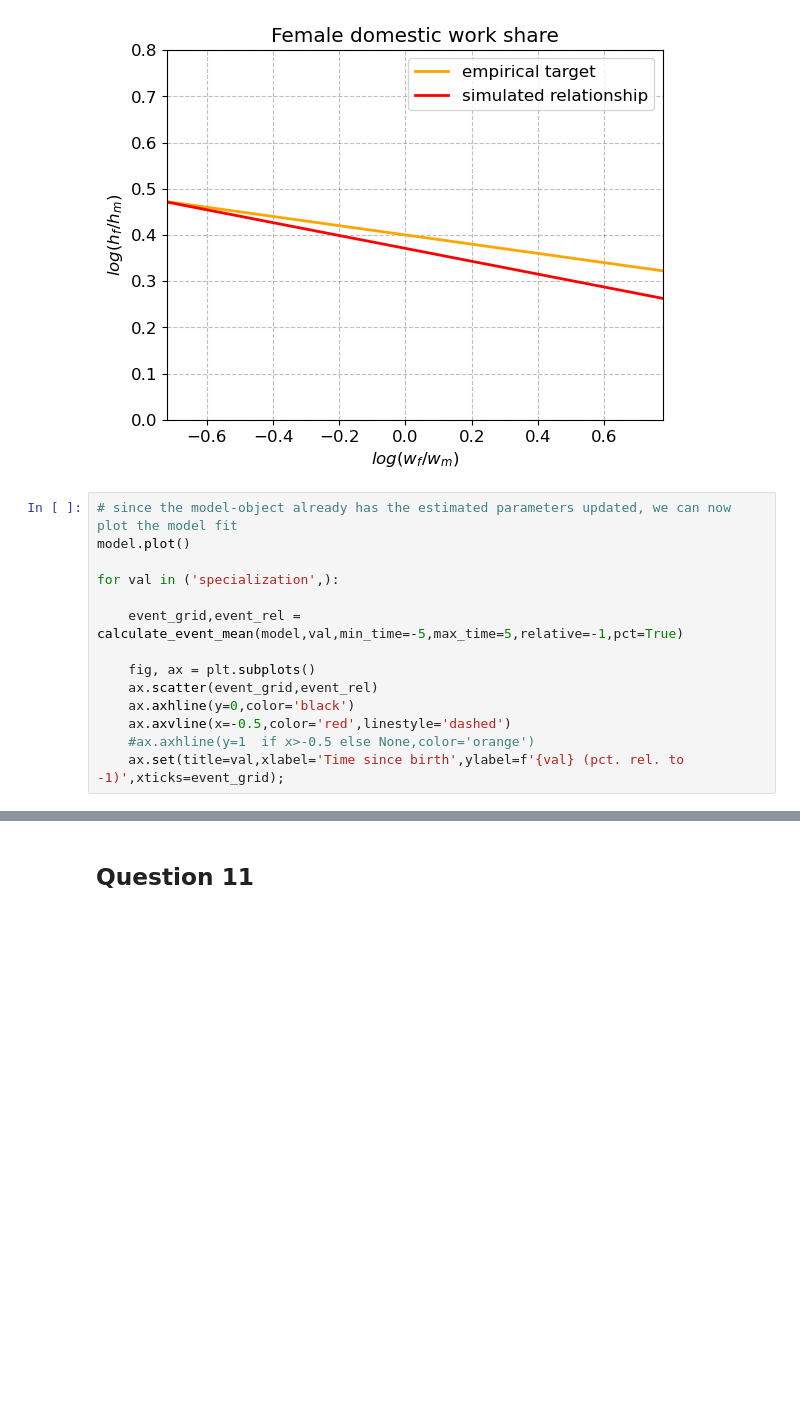
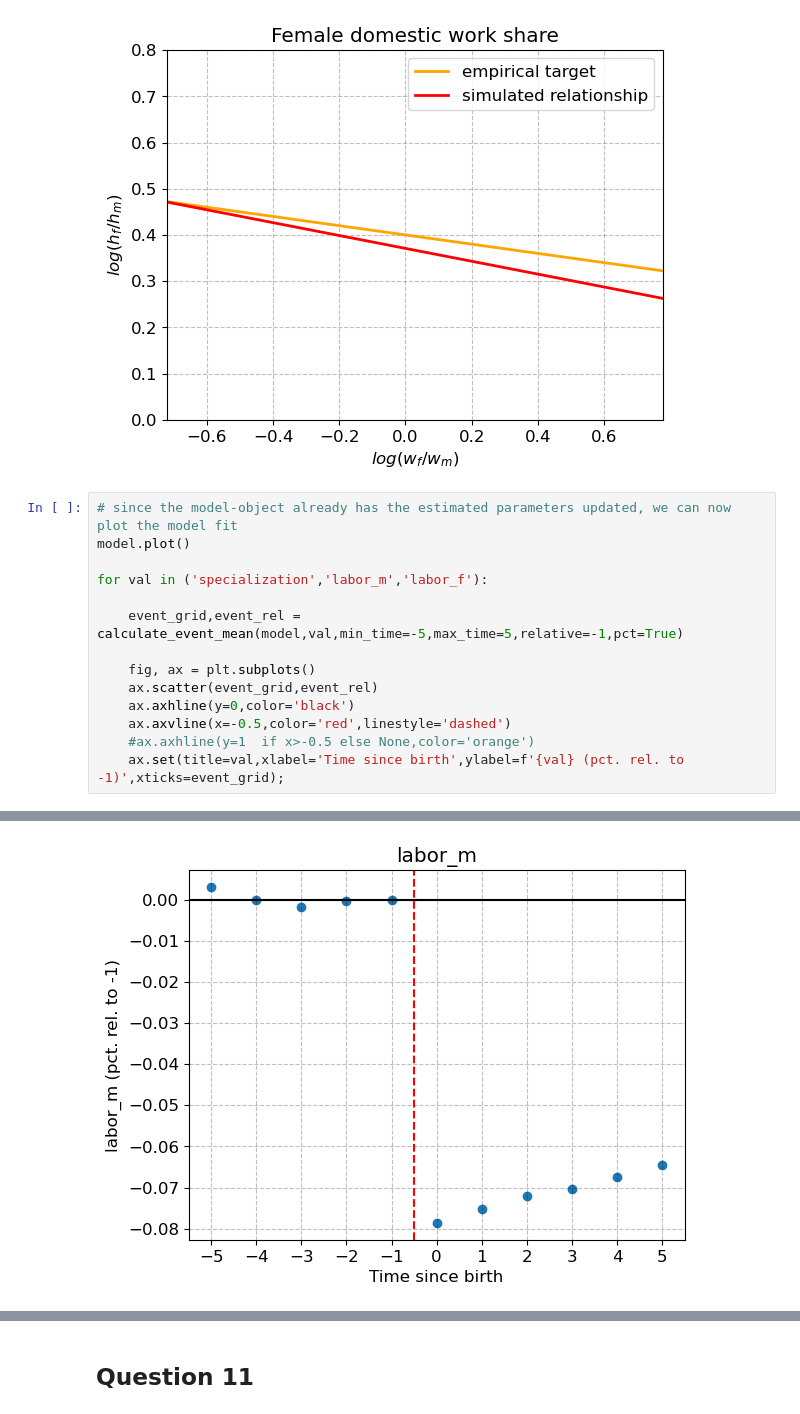
Before and after one commit to clynejj/Public-economics-seminar-project-code, a Jupyter notebook: DynamicSpecialization_post.ipynb, the cells around one changed output, grey strips where cells are left out. Drawn from its saved outputs; the diff is of its cells as text; blank space fills up the shorter version.

```diff
--- a/DynamicSpecialization_post.ipynb
+++ b/DynamicSpecialization_post.ipynb
@@ -292,17 +235,18 @@ model.plot()
 # %%
 # since the model-object already has the estimated parameters updated, we can now plot the model fit
 model.plot()
 
-for val in ('specialization',):
+for val in ('specialization','labor_m','labor_f'):
 
     event_grid,event_rel = calculate_event_mean(model,val,min_time=-5,max_time=5,relative=-1,pct=True)
 
     fig, ax = plt.subplots()
     ax.scatter(event_grid,event_rel)
     ax.axhline(y=0,color='black')
     ax.axvline(x=-0.5,color='red',linestyle='dashed')
     #ax.axhline(y=1  if x>-0.5 else None,color='orange')
     ax.set(title=val,xlabel='Time since birth',ylabel=f'{val} (pct. rel. to -1)',xticks=event_grid);
 # %% [output]
 [figure]
 [figure]
+[figure, added]
```
Also changed, not shown: parts of 21 cells of this notebook.
